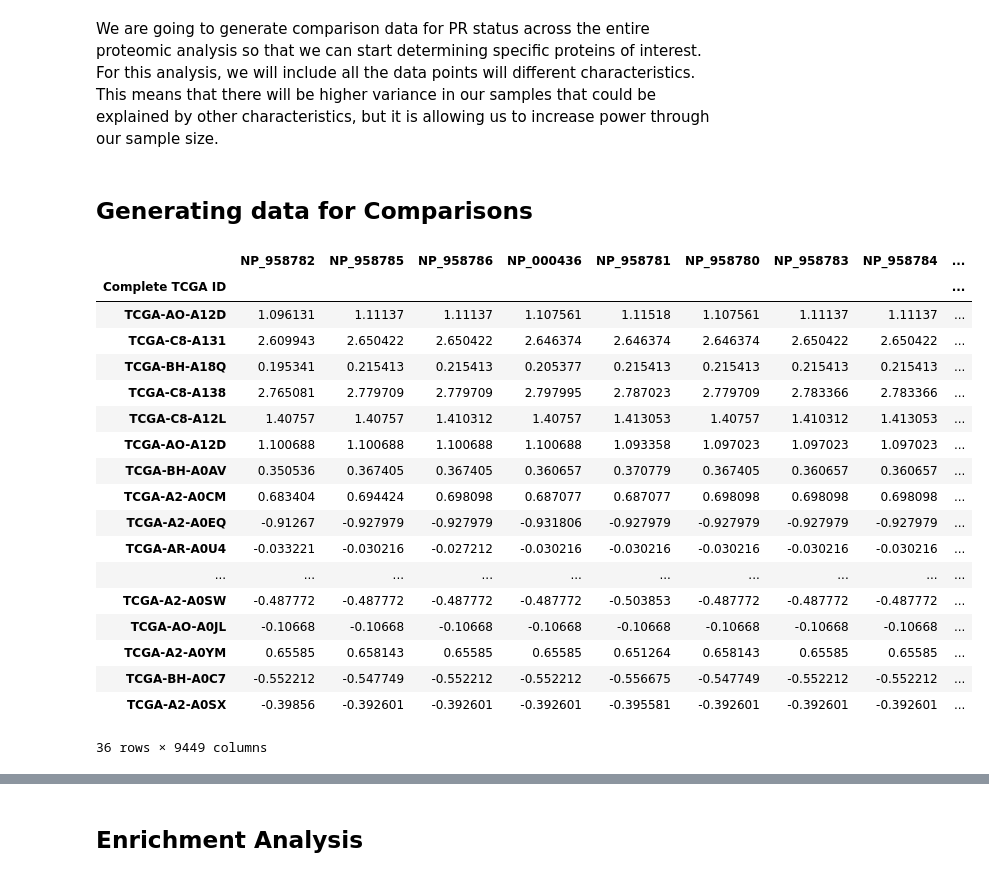
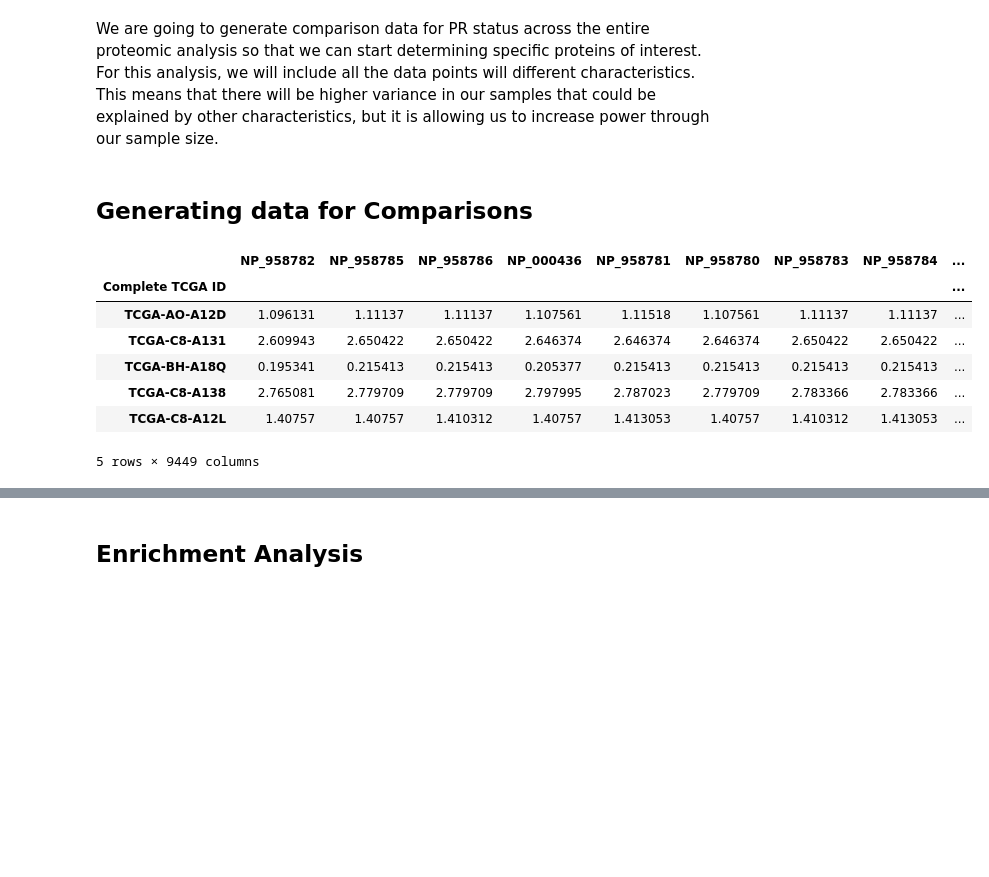
Before and after one commit to alanalrister/portfolio, a Jupyter notebook: BioInformatics Project.ipynb, the cells around one changed output, grey strips where cells are left out. Drawn from its saved outputs; the diff is of its cells as text; code cells hidden in the pictures; blank space fills up the shorter version.

```diff
--- a/BioInformatics Project.ipynb
+++ b/BioInformatics Project.ipynb
@@ -605,30 +585,19 @@ plt.legend(handles = scatter.legend_elements()[0], labels = classes, frameon = F
 # %% [markdown]
 We are going to generate comparison data for PR status across the entire proteomic analysis so that we can start determining specific proteins of interest.<br>
 For this analysis, we will include all the data points will different characteristics. This means that there will be higher variance in our samples that could be explained by other characteristics, but it is allowing us to increase power through our sample size.
-# %% [markdown]
-## Generating data for Comparisons
+# %% [markdown]
+## Generating data for Comparisons
 # %%
 PR_negative = data.transpose()[data.transpose()["PR Status"] == 'Negative'].drop(['ER Status', 'PR Status', 'HER2 Final Status', 'ER-PR-HER2'], axis = 1)
-PR_negative
+PR_negative.head()
 # %% [output]
 |  | NP_958782 | NP_958785 | NP_958786 | NP_000436 | NP_958781 | NP_958780 | NP_958783 | NP_958784 | ... |
 | Complete TCGA ID |  |  |  |  |  |  |  |  | ... |
 | TCGA-AO-A12D | 1.096131 | 1.11137 | 1.11137 | 1.107561 | 1.11518 | 1.107561 | 1.11137 | 1.11137 | ... |
 | TCGA-C8-A131 | 2.609943 | 2.650422 | 2.650422 | 2.646374 | 2.646374 | 2.646374 | 2.650422 | 2.650422 | ... |
 | TCGA-BH-A18Q | 0.195341 | 0.215413 | 0.215413 | 0.205377 | 0.215413 | 0.215413 | 0.215413 | 0.215413 | ... |
 | TCGA-C8-A138 | 2.765081 | 2.779709 | 2.779709 | 2.797995 | 2.787023 | 2.779709 | 2.783366 | 2.783366 | ... |
 | TCGA-C8-A12L | 1.40757 | 1.40757 | 1.410312 | 1.40757 | 1.413053 | 1.40757 | 1.410312 | 1.413053 | ... |
-| TCGA-AO-A12D | 1.100688 | 1.100688 | 1.100688 | 1.100688 | 1.093358 | 1.097023 | 1.097023 | 1.097023 | ... |
-| TCGA-BH-A0AV | 0.350536 | 0.367405 | 0.367405 | 0.360657 | 0.370779 | 0.367405 | 0.360657 | 0.360657 | ... |
-| TCGA-A2-A0CM | 0.683404 | 0.694424 | 0.698098 | 0.687077 | 0.687077 | 0.698098 | 0.698098 | 0.698098 | ... |
-| TCGA-A2-A0EQ | -0.91267 | -0.927979 | -0.927979 | -0.931806 | -0.927979 | -0.927979 | -0.927979 | -0.927979 | ... |
-| TCGA-AR-A0U4 | -0.033221 | -0.030216 | -0.027212 | -0.030216 | -0.030216 | -0.030216 | -0.030216 | -0.030216 | ... |
-| ... | ... | ... | ... | ... | ... | ... | ... | ... | ... |
-| TCGA-A2-A0SW | -0.487772 | -0.487772 | -0.487772 | -0.487772 | -0.503853 | -0.487772 | -0.487772 | -0.487772 | ... |
-| TCGA-AO-A0JL | -0.10668 | -0.10668 | -0.10668 | -0.10668 | -0.10668 | -0.10668 | -0.10668 | -0.10668 | ... |
-| TCGA-A2-A0YM | 0.65585 | 0.658143 | 0.65585 | 0.65585 | 0.651264 | 0.658143 | 0.65585 | 0.65585 | ... |
-| TCGA-BH-A0C7 | -0.552212 | -0.547749 | -0.552212 | -0.552212 | -0.556675 | -0.547749 | -0.552212 | -0.552212 | ... |
-| TCGA-A2-A0SX | -0.39856 | -0.392601 | -0.392601 | -0.392601 | -0.395581 | -0.392601 | -0.392601 | -0.392601 | ... |
-36 rows × 9449 columns
+5 rows × 9449 columns
 # %%
 PR_positive = data.transpose()[data.transpose()["PR Status"] == 'Positive'].drop(['ER Status', 'PR Status', 'HER2 Final Status', 'ER-PR-HER2'], axis = 1)
```
Also changed, not shown: parts of 110 cells of this notebook.
